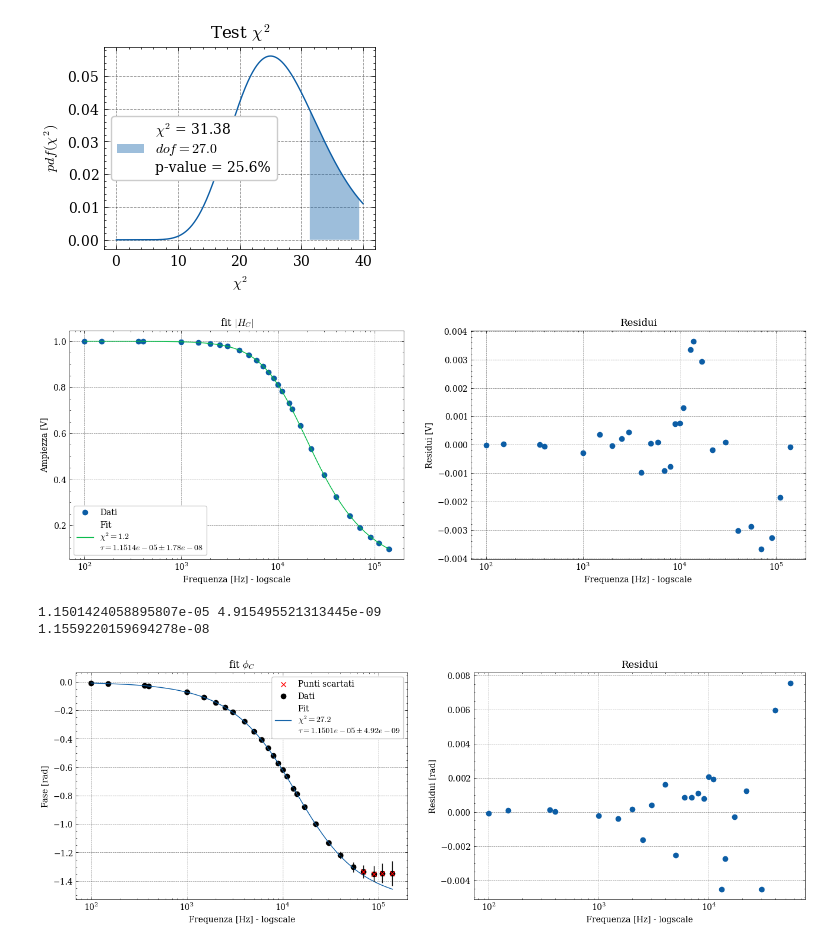
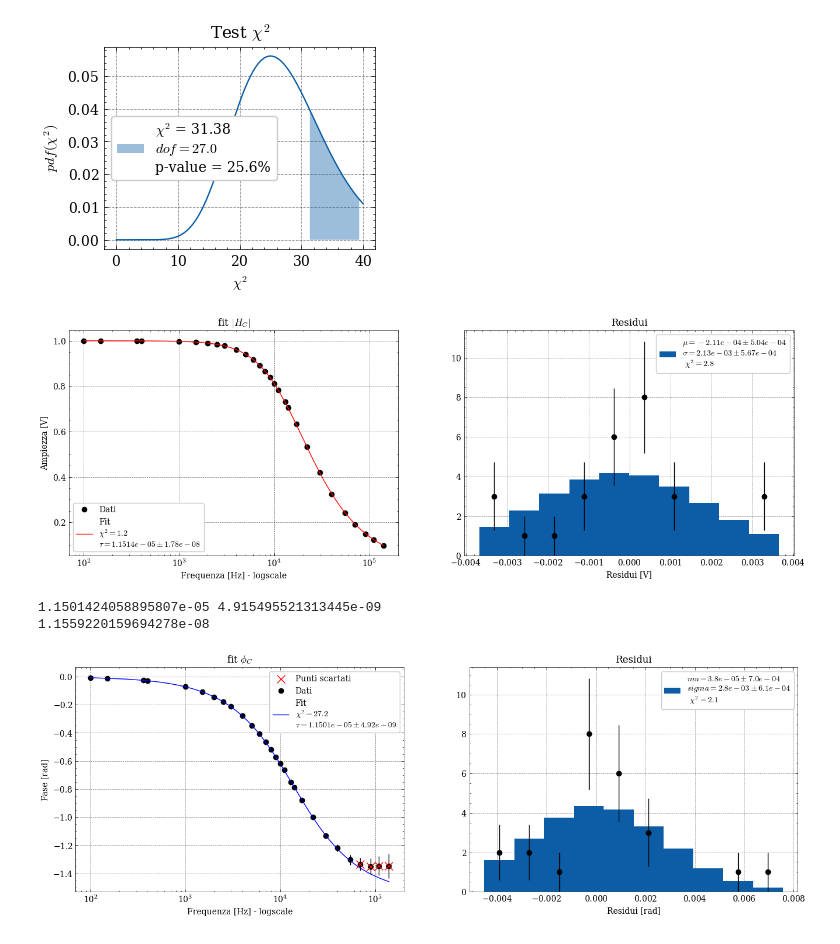
Before and after one commit to Yedi278/Lab2, a Jupyter notebook: Circuiti_3/RC.ipynb, the cells around one changed output. Saved outputs shown, nothing was run; the diff lists cells and outputs as text; code cells hidden in the pictures.

```diff
--- a/Circuiti_3/RC.ipynb
+++ b/Circuiti_3/RC.ipynb
@@ -259,27 +246,30 @@ chi_test(f_m.fval, f_m.ndof)
 # %%
 plt.subplots(1,2,figsize=(16,5))
 plt.subplot(1,2,1)
 x = np.linspace(np.min(freqs),np.max(freqs),1000)
-plt.plot(freqs, V_c, 'o', label='Dati')
-plt.plot(x, H_C(x*2*np.pi, f_m.values['tau'], f_m.values['a']), label='Fit\n'f'$\chi^2 = {f_m.fval/f_m.ndof:.1f}$\n'f'$\\tau = {f_m.values["tau"]:.4e} \pm {f_m.errors["tau"]:.2e}$')
+plt.plot(freqs, V_c, 'o', label='Dati', c='k')
+plt.plot(x, H_C(x*2*np.pi, f_m.values['tau'], f_m.values['a']), label='Fit\n'f'$\chi^2 = {f_m.fval/f_m.ndof:.1f}$\n'f'$\\tau = {f_m.values["tau"]:.4e} \pm {f_m.errors["tau"]:.2e}$', c='r')
 plt.errorbar(freqs, V_c, yerr=V_c_err, linestyle='None')
 plt.title('fit $|H_C|$')
 plt.xlabel('Frequenza [Hz] - logscale')
 plt.ylabel('Ampiezza [V]')
 plt.xscale('log')
 plt.legend()
 
 plt.subplot(1,2,2)
 res = V_c - H_C(freqs*2*np.pi, f_m.values['tau'], f_m.values['a'])
-plt.scatter(freqs, res)
+a, b = np.histogram(res, bins=10)
+c = ExtendedBinnedNLL(a, b, normal_scaled_cdf)
+m = Minuit(c, mu=0, sigma=0.001, scale=100)
+m.migrad()
+m.hesse()
+m.visualize()
 plt.title('Residui')
-plt.xlabel('Frequenza [Hz] - logscale')
-plt.ylabel('Residui [V]')
-plt.xscale('log')
-
+plt.xlabel('Residui [V]')
+plt.legend([f'$\mu = {m.values["mu"]:.2e} \pm {m.errors["mu"]:.2e}$\n'f'$\sigma = {m.values["sigma"]:.2e} \pm {m.errors["sigma"]:.2e}$ \n $\chi^2 = {m.fval/m.ndof:.1f}$'])
 plt.savefig('imgs/RC/H_C_mod.pdf', bbox_inches='tight')
 # %% [output]
-[figure, old version]
+[figure, new version]
 # %%
 fase_c_err = np.ones_like(fase_c)*1e-8*2*np.pi*freqs
 # %%
@@ -296,10 +286,10 @@ print(f_f.values['tau']/995)
 plt.subplots(1,2,figsize=(16,5))
 
 plt.subplot(1,2,1)
-plt.scatter(freqs[-4:], -fase_c[-4:], marker='x', color='red', label='Punti scartati', zorder=3)
+plt.scatter(freqs[-4:], -fase_c[-4:], marker='x', label='Punti scartati', zorder=3, c='r', s=100)
 x = np.linspace(np.min(freqs),np.max(freqs),1000)
 plt.plot(freqs, -fase_c, 'o', label='Dati', c='k')
-plt.plot(x, fase_C(x*2*np.pi, f_f.values['tau'], f_f.values['a'], f_f.values['b']), label='Fit\n'f'$\chi^2 = {f_f.fval/f_f.ndof:.1f}$\n'f'$\\tau = {f_f.values["tau"]:.4e} \pm {f_f.errors["tau"]:.2e}$')
+plt.plot(x, fase_C(x*2*np.pi, f_f.values['tau'], f_f.values['a'], f_f.values['b']), label='Fit\n'f'$\chi^2 = {f_f.fval/f_f.ndof:.1f}$\n'f'$\\tau = {f_f.values["tau"]:.4e} \pm {f_f.errors["tau"]:.2e}$', c='b')
 plt.errorbar(freqs, -fase_c, yerr=fase_c_err*10, linestyle='None', c='k')
 plt.title('fit $\phi_C$')
 plt.xlabel('Frequenza [Hz] - logscale')
@@ -309,11 +299,15 @@ plt.legend()
 
 plt.subplot(1,2,2)
 res = -fase_c[:-4] - fase_C(freqs[:-4]*2*np.pi, f_f.values['tau'], f_f.values['a'], f_f.values['b'])
-plt.scatter(freqs[:-4], res)
+a,b = np.histogram(res, bins=10)
+c = ExtendedBinnedNLL(a,b, normal_scaled_cdf)
+m = Minuit(c, mu=0, sigma=0.1, scale=100)
+m.migrad()
+m.hesse()
+m.visualize()
 plt.title('Residui')
-plt.xlabel('Frequenza [Hz] - logscale')
-plt.ylabel('Residui [rad]')
-plt.xscale('log')
+plt.xlabel('Residui [rad]')
+plt.legend([f'$mu = {m.values["mu"]:.1e} \pm {m.errors["mu"]:.1e}$\n'f'$sigma = {m.values["sigma"]:.1e} \pm {m.errors["sigma"]:.1e}$\n $\chi^2 = {m.fval/m.ndof:.1f}$'])
 plt.savefig('imgs/RC/H_C_fase.pdf', bbox_inches='tight')
 # %% [output]
-[figure, old version]
+[figure, new version]
```
Also changed, not shown: parts of 7 cells of this notebook, 13 other files.
